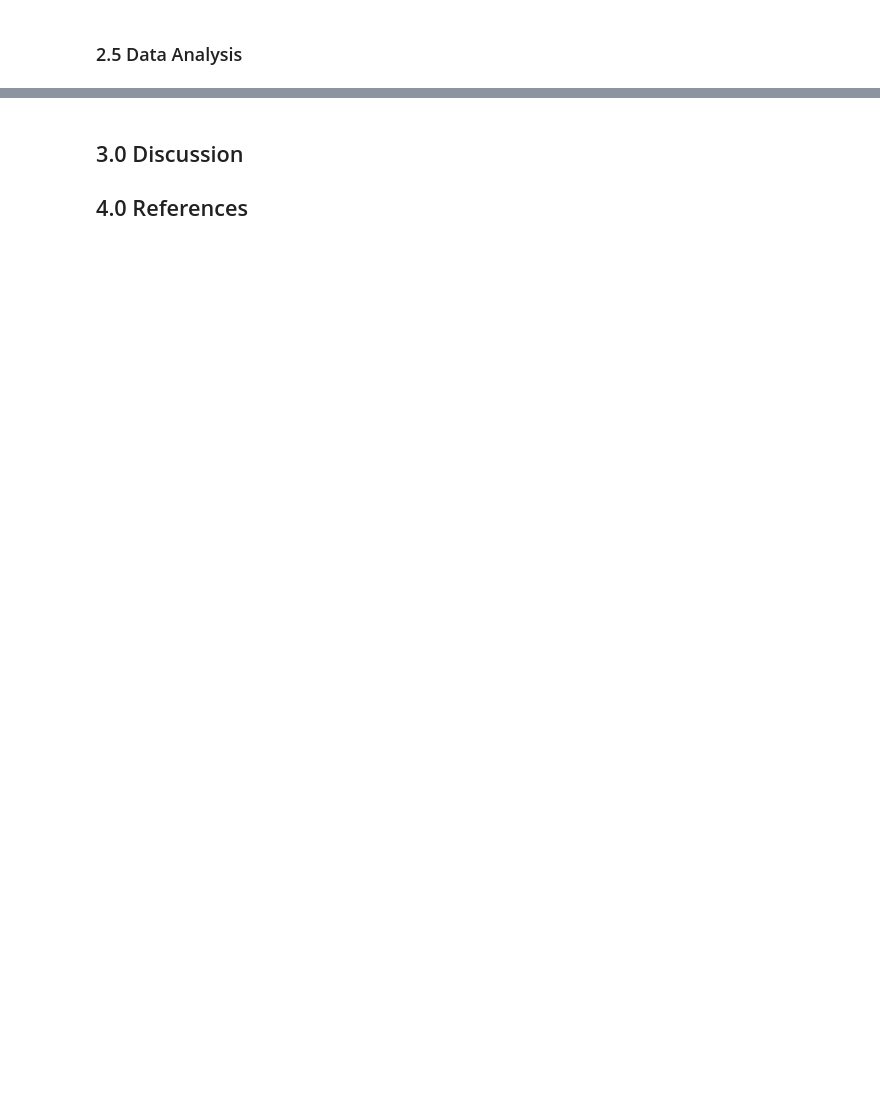
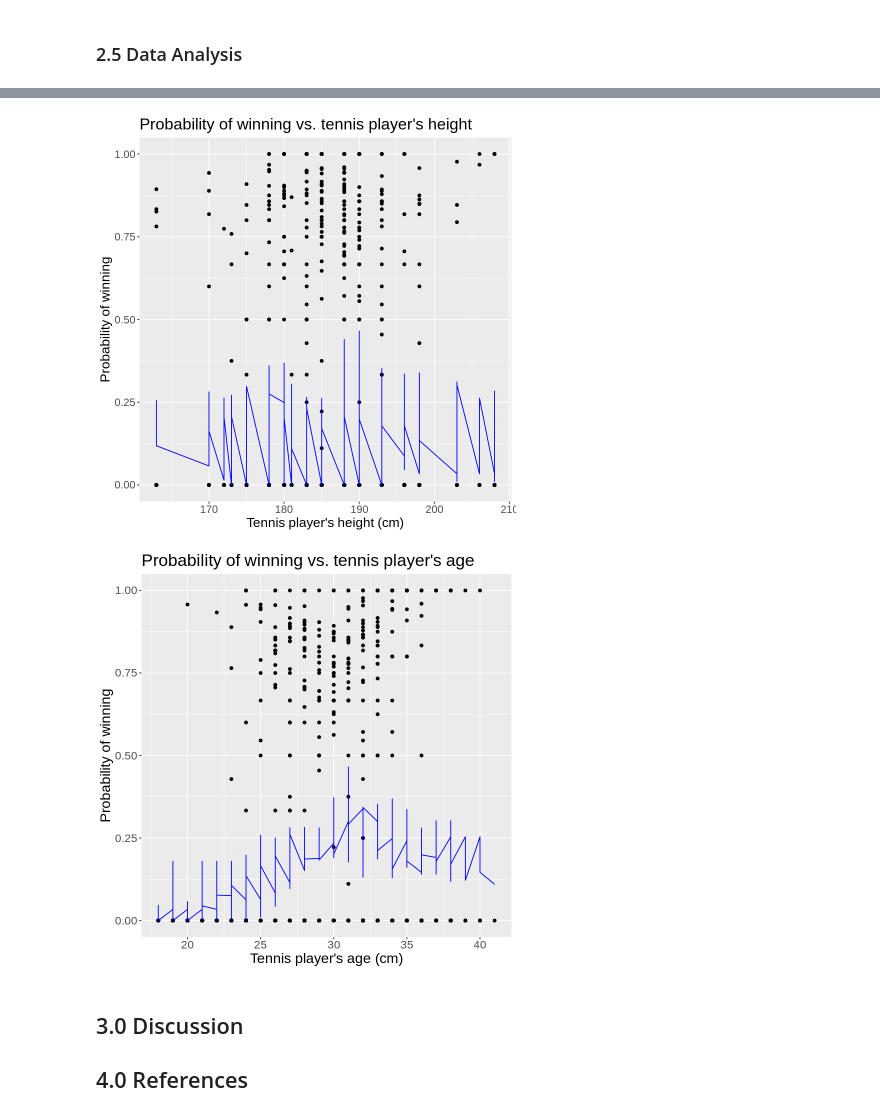
Before and after one commit to zhangLily2020/DSCI-100-Group-Project, a Jupyter notebook: final_report.ipynb, the cells around one changed output, grey strips where cells are left out. Saved outputs shown, nothing was run; the diff lists cells and outputs as text; code cells hidden in the pictures; blank space fills up the shorter version.

Commit message:
Knn regression finished

```diff
--- a/final_report.ipynb
+++ b/final_report.ipynb
@@ -203,0 +290,20 @@ tennis_recipe <- recipe()
+# %%
+set.seed(1234)
+
+k_min <- tennis_min %>%
+         pull(neighbors)
+tennis_best_spec <- nearest_neighbor(weight_func = "rectangular", neighbors = k_min) %>%
+         set_engine("kknn") %>%
+         set_mode("regression")
+
+tennis_best_fit <- workflow() %>%
+         add_recipe(tennis_recipe) %>%
+         add_model(tennis_best_spec) %>%
+         fit(data = tennis_train)
+
+tennis_summary <- tennis_best_fit %>%
+          predict(tennis_test) %>%
+          bind_cols(tennis_test) %>%
+          metrics(truth = prob_winning, estimate = .pred)
+
+tennis_summary
@@ -204,3 +317,34 @@ tennis_recipe <- recipe()
+# %%
+set.seed(2019)
+
+options(repr.plot.width = 7, repr.plot.height = 7)
+
+tennis_preds <- predict(tennis_best_fit, tennis_train) %>%
+          bind_cols(tennis_train)
+
+tennis_plot_height <- ggplot(tennis_preds, aes(x = height, y = prob_winning)) +
+            geom_point() +
+            geom_line(data = tennis_preds,
+            mapping = aes(x = height, y = .pred), color = "blue") +
+            xlab("Tennis player's height (cm)") +
+            ylab("Probability of winning") +
+            ggtitle("Probability of winning vs. tennis player's height") +
+            theme(text = element_text(size = 16))
+
+tennis_plot_age <- ggplot(tennis_preds, aes(x = age, y = prob_winning)) +
+            geom_point() +
+            geom_line(data = tennis_preds,
+            mapping = aes(x = age, y = .pred), color = "blue") +
+            xlab("Tennis player's age (cm)") +
+            ylab("Probability of winning") +
+            ggtitle("Probability of winning vs. tennis player's age") +
+            theme(text = element_text(size = 17))
+
+tennis_plot_height
+tennis_plot_age
+# %% [output]
+[figure, added]
+[figure, added]
 # %% [markdown]
 ## 3.0 Discussion
 
```
Also changed, not shown: parts of 13 cells of this notebook.
